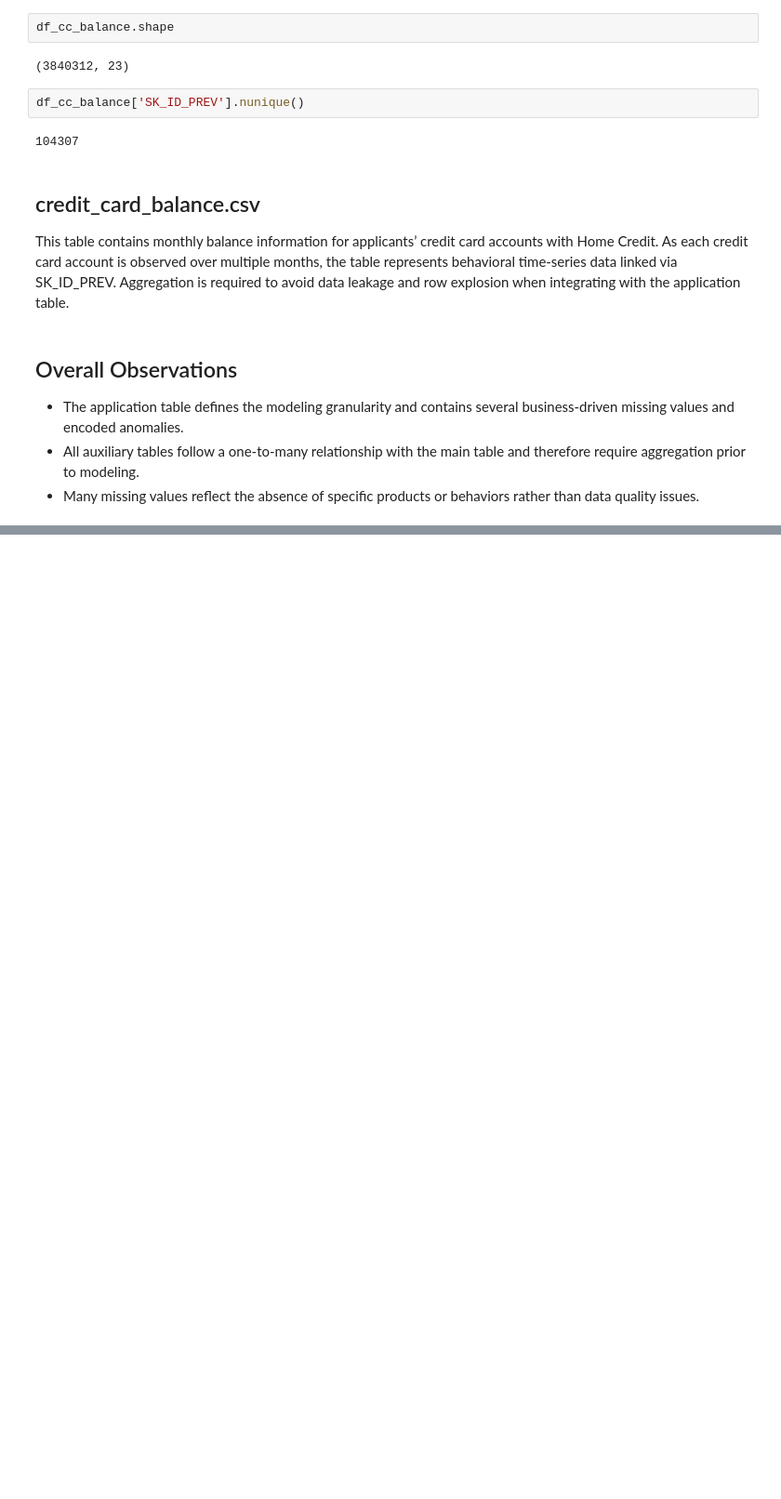
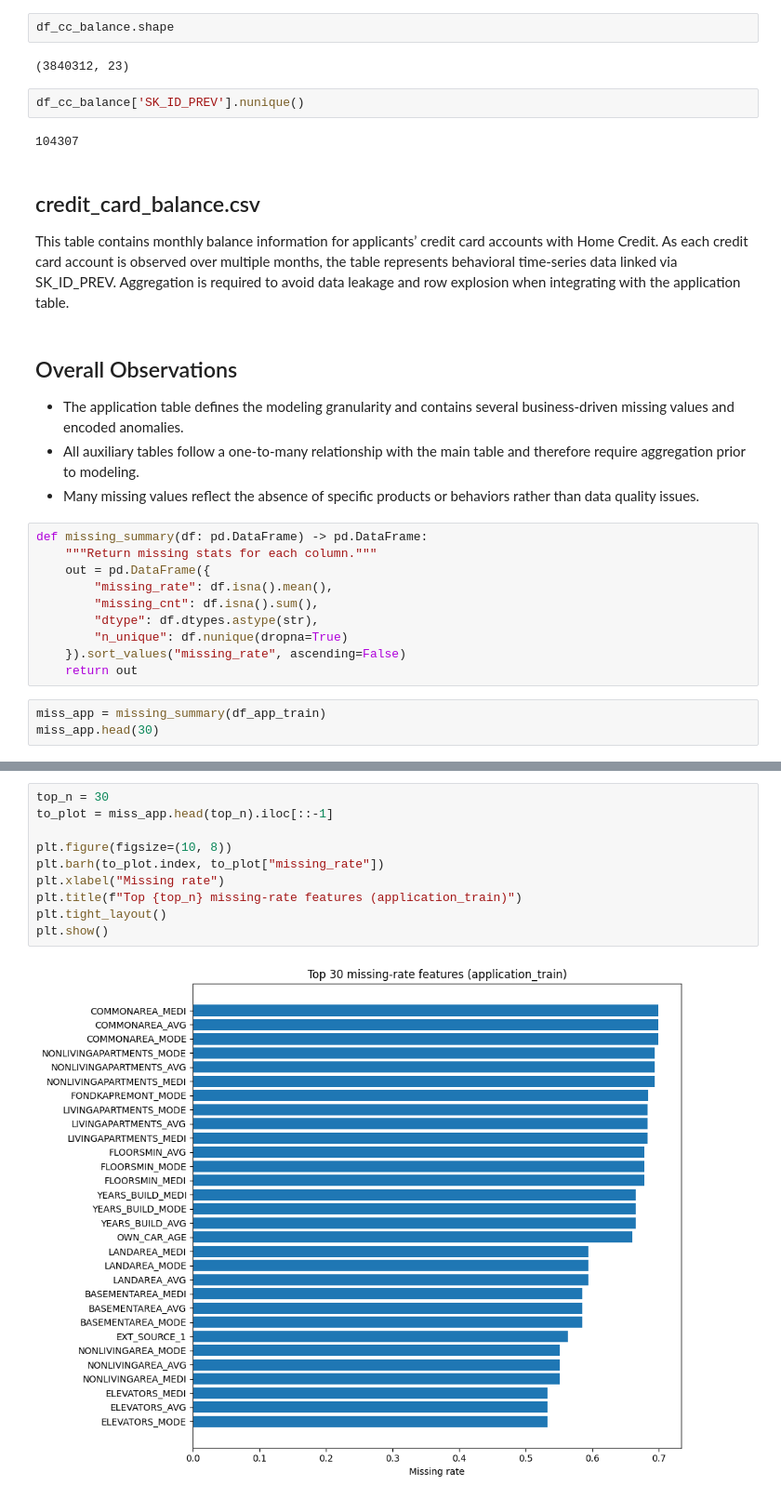
Before and after one commit to Ou-Hai/home-credit-risk-analytics, a Jupyter notebook: notebooks/01_raw_data_overview.ipynb, the cells around one changed output, grey strips where cells are left out. Shown at 93% size. Drawn from its saved outputs; the diff is of its cells as text; blank space fills up the shorter version.

Commit message:
Day 2: raw data EDA and data quality assessment

```diff
--- a/notebooks/01_raw_data_overview.ipynb
+++ b/notebooks/01_raw_data_overview.ipynb
@@ -187,3 +242,16 @@ explosion when integrating with the application table.
   table and therefore require aggregation prior to modeling.
 - Many missing values reflect the absence of specific products or behaviors
   rather than data quality issues.
+# %%
+def missing_summary(df: pd.DataFrame) -> pd.DataFrame:
+    """Return missing stats for each column."""
+    out = pd.DataFrame({
+        "missing_rate": df.isna().mean(),
+        "missing_cnt": df.isna().sum(),
+        "dtype": df.dtypes.astype(str),
+        "n_unique": df.nunique(dropna=True)
+    }).sort_values("missing_rate", ascending=False)
+    return out
+# %%
+miss_app = missing_summary(df_app_train)
+miss_app.head(30)
@@ -189,0 +276,12 @@ explosion when integrating with the application table.
+# %%
+top_n = 30
+to_plot = miss_app.head(top_n).iloc[::-1]
+
+plt.figure(figsize=(10, 8))
+plt.barh(to_plot.index, to_plot["missing_rate"])
+plt.xlabel("Missing rate")
+plt.title(f"Top {top_n} missing-rate features (application_train)")
+plt.tight_layout()
+plt.show()
+# %% [output]
+[figure, added]
```
Also changed, not shown: parts of 9 cells of this notebook, 2 other files.
